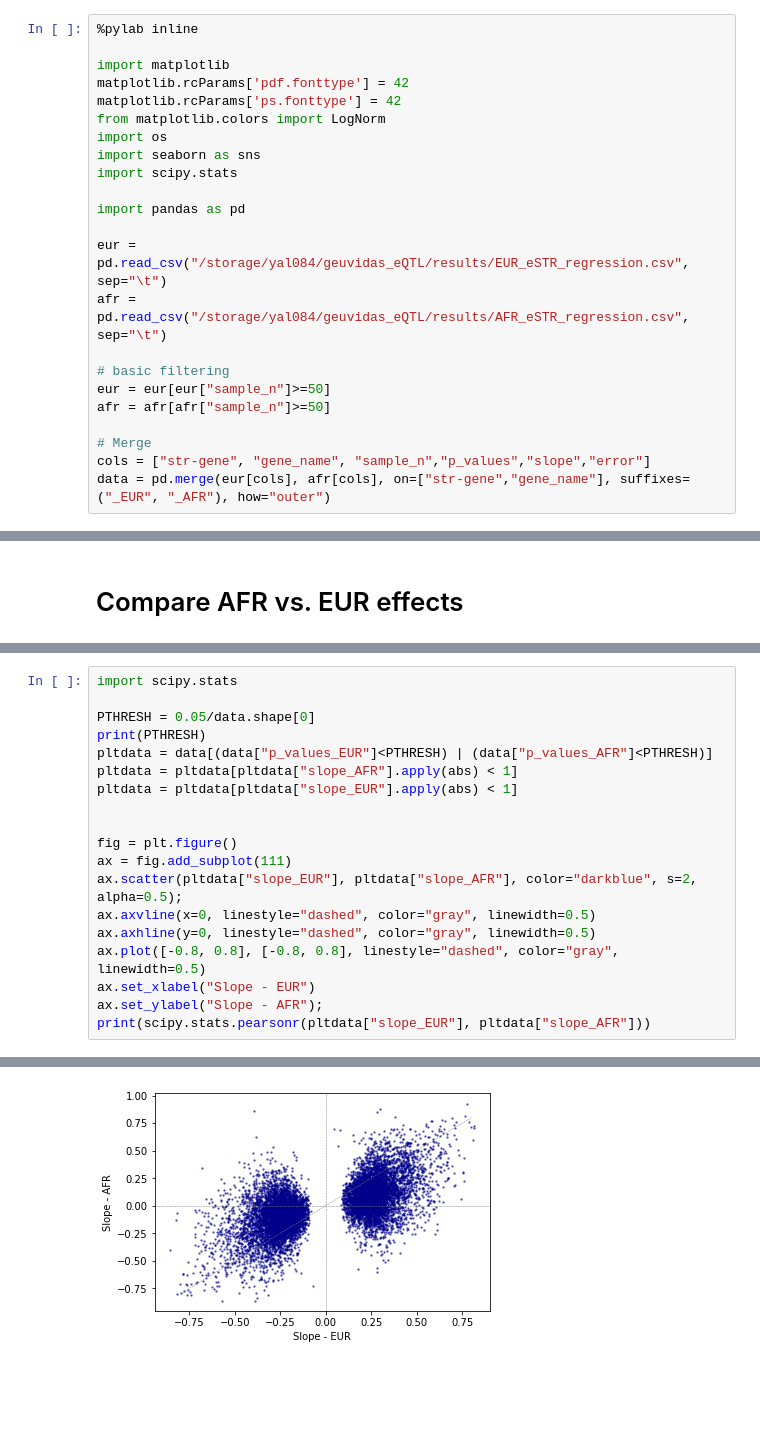
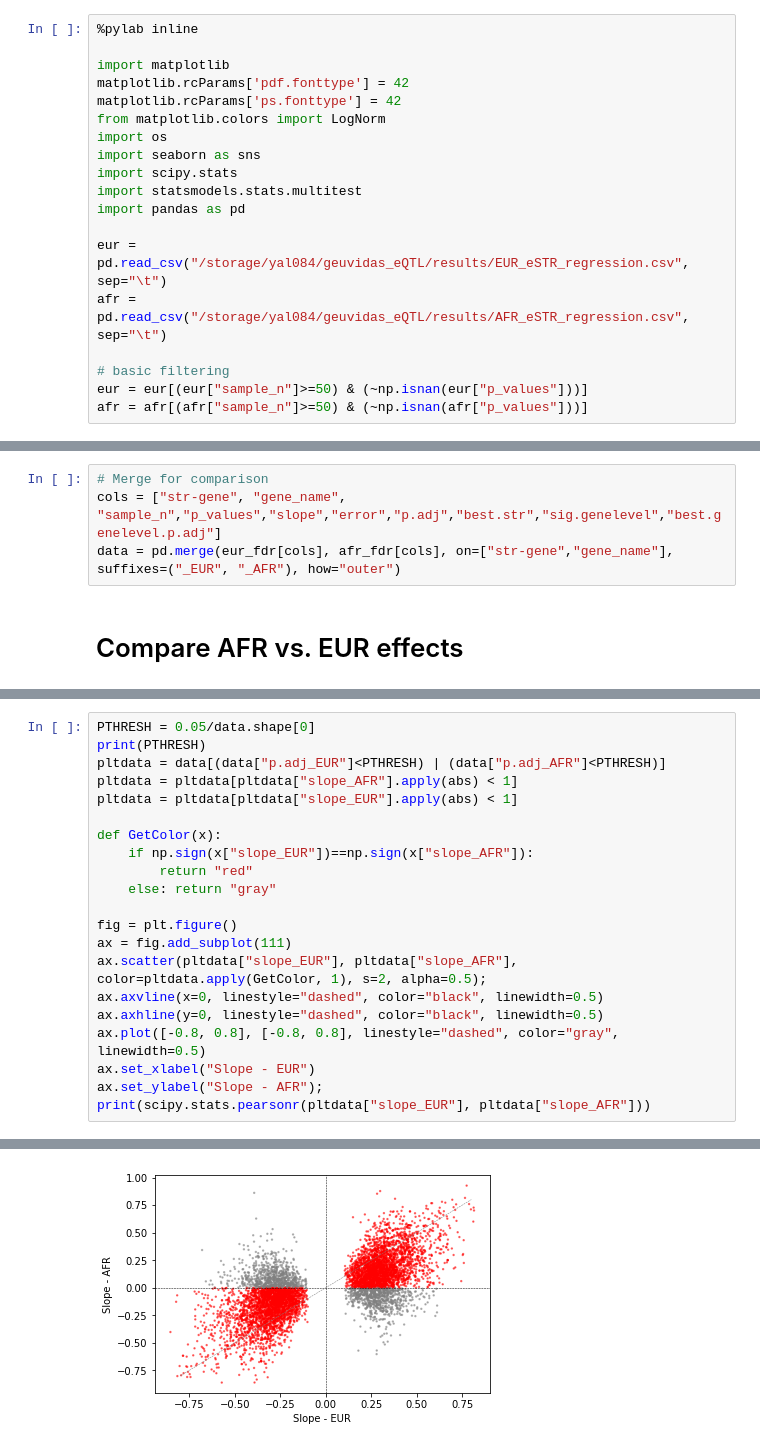
Before and after one commit to gymreklab/1000Genomes-TR-Analysis, a Jupyter notebook: geuvadis/GeuvadisPlots.ipynb, the cells around one changed output, grey strips where cells are left out. Saved outputs shown, nothing was run; the diff lists cells and outputs as text; blank space fills up the shorter version.

```diff
--- a/geuvadis/GeuvadisPlots.ipynb
+++ b/geuvadis/GeuvadisPlots.ipynb
@@ -8,18 +8,14 @@ from matplotlib.colors import LogNorm
 import os
 import seaborn as sns
 import scipy.stats
-
+import statsmodels.stats.multitest
 import pandas as pd
 
 eur = pd.read_csv("/storage/yal084/geuvidas_eQTL/results/EUR_eSTR_regression.csv", sep="\t")
 afr = pd.read_csv("/storage/yal084/geuvidas_eQTL/results/AFR_eSTR_regression.csv", sep="\t")
 
 # basic filtering
-eur = eur[eur["sample_n"]>=50]
-afr = afr[afr["sample_n"]>=50]
-
-# Merge
-cols = ["str-gene", "gene_name", "sample_n","p_values","slope","error"]
-data = pd.merge(eur[cols], afr[cols], on=["str-gene","gene_name"], suffixes=("_EUR", "_AFR"), how="outer")
+eur = eur[(eur["sample_n"]>=50) & (~np.isnan(eur["p_values"]))]
+afr = afr[(afr["sample_n"]>=50) & (~np.isnan(afr["p_values"]))]
 # %% [output]
 Populating the interactive namespace from numpy and matplotlib
@@ -26,2 +66,6 @@ Populating the interactive namespace from numpy and matplotlib
+# %%
+# Merge for comparison
+cols = ["str-gene", "gene_name", "sample_n","p_values","slope","error","p.adj","best.str","sig.genelevel","best.genelevel.p.adj"]
+data = pd.merge(eur_fdr[cols], afr_fdr[cols], on=["str-gene","gene_name"], suffixes=("_EUR", "_AFR"), how="outer")
 # %% [markdown]
 # Compare AFR vs. EUR effects
@@ -76,18 +72,20 @@ pltdata.sort_values("slope_AFR", ascending=False)
 # %%
-import scipy.stats
-
 PTHRESH = 0.05/data.shape[0]
 print(PTHRESH)
-pltdata = data[(data["p_values_EUR"]<PTHRESH) | (data["p_values_AFR"]<PTHRESH)]
+pltdata = data[(data["p.adj_EUR"]<PTHRESH) | (data["p.adj_AFR"]<PTHRESH)]
 pltdata = pltdata[pltdata["slope_AFR"].apply(abs) < 1]
 pltdata = pltdata[pltdata["slope_EUR"].apply(abs) < 1]
 
+def GetColor(x):
+    if np.sign(x["slope_EUR"])==np.sign(x["slope_AFR"]):
+        return "red"
+    else: return "gray"
 
 fig = plt.figure()
 ax = fig.add_subplot(111)
-ax.scatter(pltdata["slope_EUR"], pltdata["slope_AFR"], color="darkblue", s=2, alpha=0.5);
-ax.axvline(x=0, linestyle="dashed", color="gray", linewidth=0.5)
-ax.axhline(y=0, linestyle="dashed", color="gray", linewidth=0.5)
+ax.scatter(pltdata["slope_EUR"], pltdata["slope_AFR"], color=pltdata.apply(GetColor, 1), s=2, alpha=0.5);
+ax.axvline(x=0, linestyle="dashed", color="black", linewidth=0.5)
+ax.axhline(y=0, linestyle="dashed", color="black", linewidth=0.5)
 ax.plot([-0.8, 0.8], [-0.8, 0.8], linestyle="dashed", color="gray", linewidth=0.5)
 ax.set_xlabel("Slope - EUR")
 ax.set_ylabel("Slope - AFR");
@@ -98 +96 @@ print(scipy.stats.pearsonr(pltdata["slope_EUR"], pltdata["slope_AFR"]))
-[figure, old version]
+[figure, new version]
```
Also changed, not shown: parts of 10 cells of this notebook, 2 other files.
